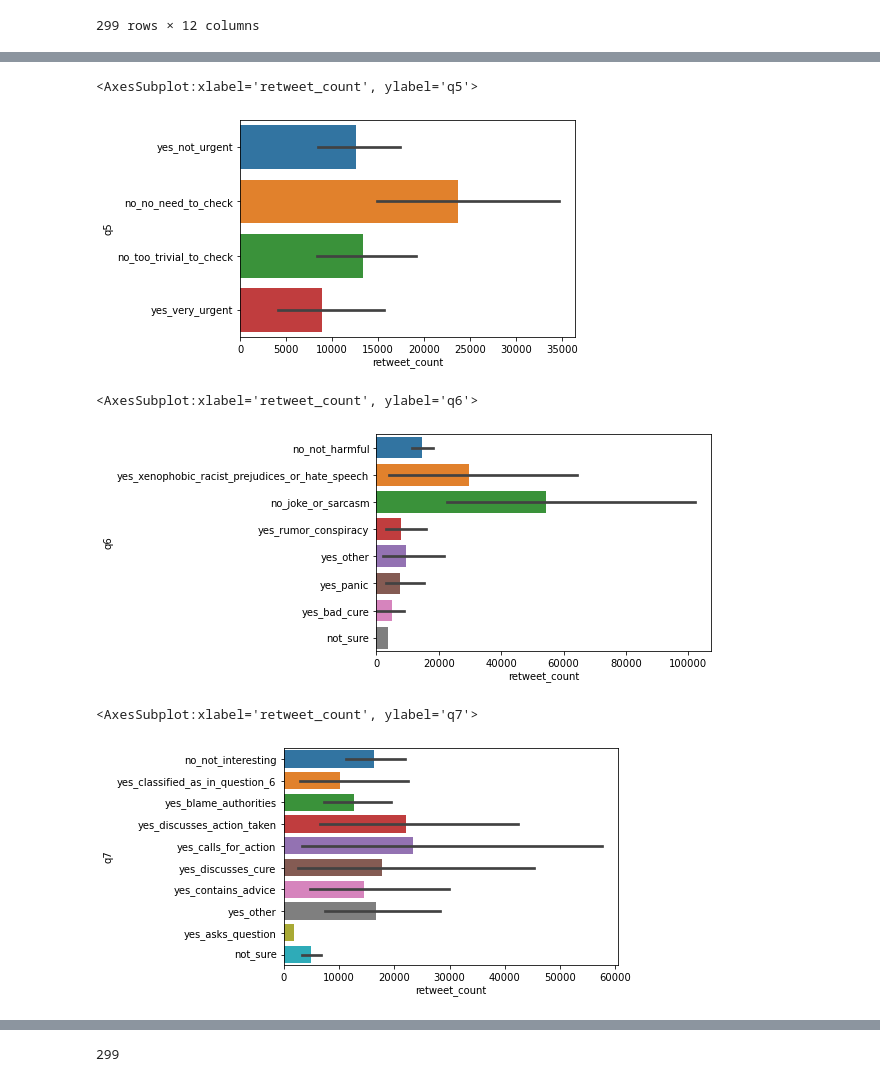
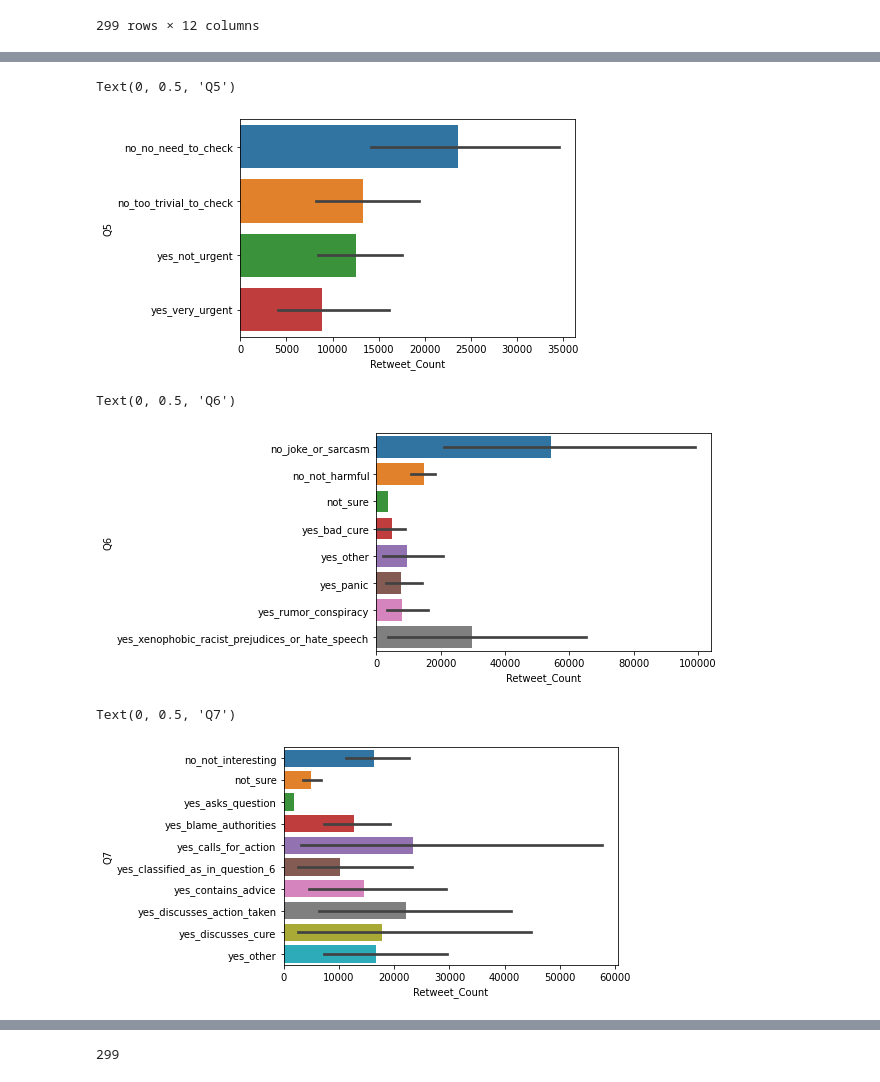
Before and after one commit to cmf9595/Data-Curation, a Jupyter notebook: Project Final Report.ipynb, the cells around one changed output, grey strips where cells are left out. Cells and saved outputs as stored; diff of their text form; code cells hidden in the pictures.

```diff
--- a/Project Final Report.ipynb
+++ b/Project Final Report.ipynb
@@ -8,9 +8,10 @@ import matplotlib.pyplot as plt
 import requests
 import json
 import tweepy
+import self
 
 # Download the data
-json_data = pd.read_json('/Users/schned/Desktop/covid19_infodemic_english_data.json',lines=True)
+json_data = pd.read_json('covid19_infodemic_english_data.json',lines=True)
 
 json_data
 
@@ -58,7 +59,7 @@ json_data
 491 rows × 30 columns
 # %%
 # Download the other dataset containing the questions
-question_data = pd.read_csv('/Users/schned/Desktop/covid19_infodemic_english_data.tsv', delimiter='\t')
+question_data = pd.read_csv('covid19_infodemic_english_data.tsv', delimiter='\t')
 question_data
 # %% [output]
 |  | tweet_id | text | q1_label | q2_label | q3_label | q4_label | q5_label | q6_label | q7_label |
@@ -156,0 +166,2 @@ verifiable_data
+# %%
+q6 = verifiable_data.sort_values(by=['q6'])
@@ -184,18 +207,24 @@ sns.barplot(x='retweet_count', y='q4', data=verifiable_data, orient='h')
 # %%
-sns.barplot(x='retweet_count', y='q5', data=verifiable_data, orient='h')
+sns.barplot(x='retweet_count', y='q5', data=q5, orient='h')
+plt.xlabel("Retweet_Count")
+plt.ylabel("Q5")
 # %% [output]
-<AxesSubplot:xlabel='retweet_count', ylabel='q5'>
+Text(0, 0.5, 'Q5')
-[figure, old version]
+[figure, new version]
 # %%
-sns.barplot(x='retweet_count', y='q6', data=verifiable_data, orient='h')
+sns.barplot(x='retweet_count', y='q6', data=q6, orient='h')
+plt.xlabel("Retweet_Count")
+plt.ylabel("Q6")
 # %% [output]
-<AxesSubplot:xlabel='retweet_count', ylabel='q6'>
+Text(0, 0.5, 'Q6')
-[figure, old version]
+[figure, new version]
 # %%
-sns.barplot(x='retweet_count', y='q7', data=verifiable_data, orient='h')
+sns.barplot(x='retweet_count', y='q7', data=q7, orient='h')
+plt.xlabel("Retweet_Count")
+plt.ylabel("Q7")
 # %% [output]
-<AxesSubplot:xlabel='retweet_count', ylabel='q7'>
+Text(0, 0.5, 'Q7')
-[figure, old version]
+[figure, new version]
 # %%
 verifiable_data
 # %% [output]
```
Also changed, not shown: parts of 20 cells of this notebook.
